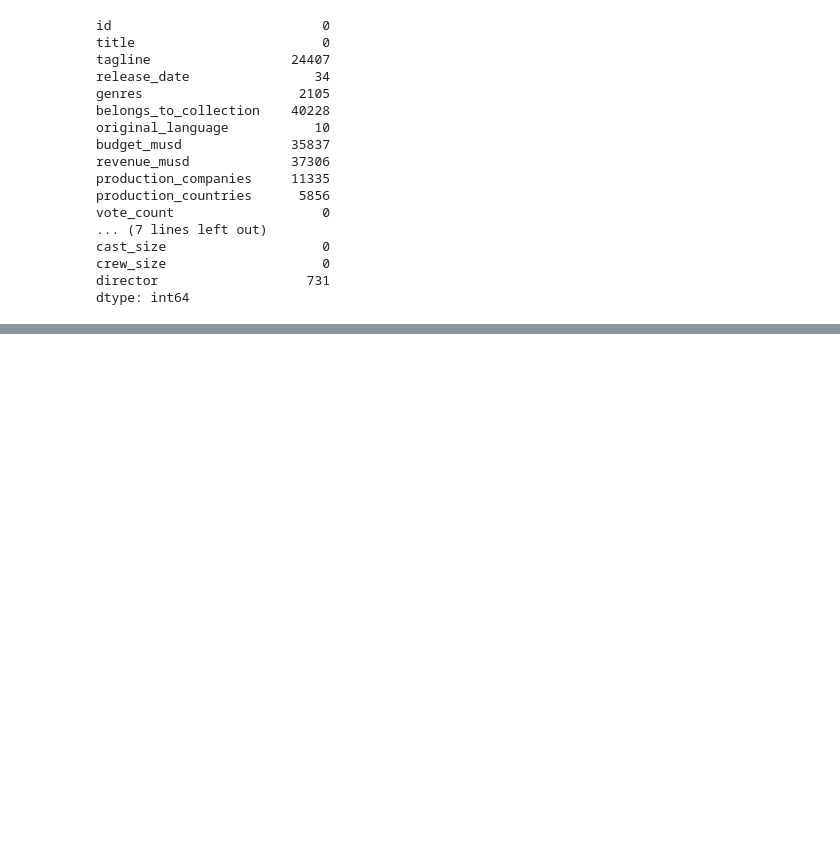
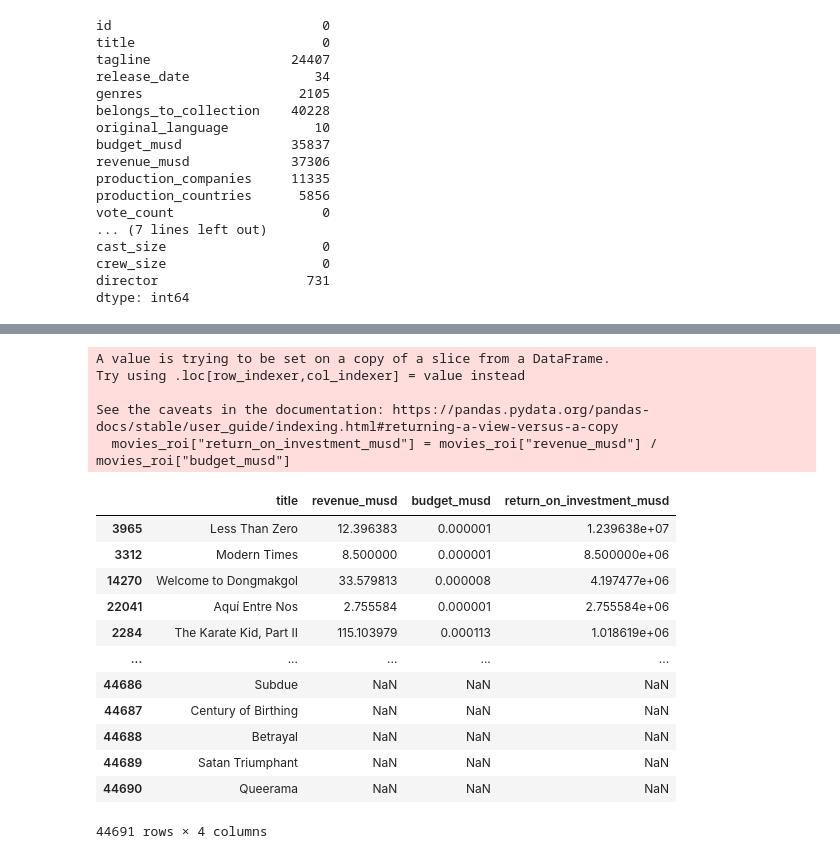
Before and after one commit to MeganHolborn/Udemy-Data-Science-with-Pandas-course, a Jupyter notebook: Project 1_Explanatory Data Analysis & Data Presentation.ipynb, the cells around one changed output, grey strips where cells are left out. Saved outputs shown, nothing was run; the diff lists cells and outputs as text; code cells hidden in the pictures; blank space fills up the shorter version.

```diff
--- a/Project 1_Explanatory Data Analysis & Data Presentation.ipynb
+++ b/Project 1_Explanatory Data Analysis & Data Presentation.ipynb
@@ -83,0 +196,24 @@ dtype: int64
+# %%
+# Sort by highest return on investment
+movies_roi = movies[["title", "revenue_musd", "budget_musd"]]
+movies_roi["return_on_investment_musd"] = movies_roi["revenue_musd"] / movies_roi["budget_musd"]
+movies_roi.sort_values(by=["return_on_investment_musd"], ascending=False)
+# %% [output]
+A value is trying to be set on a copy of a slice from a DataFrame.
+Try using .loc[row_indexer,col_indexer] = value instead
+
+See the caveats in the documentation: https://pandas.pydata.org/pandas-docs/stable/user_guide/indexing.html#returning-a-view-versus-a-copy
+  movies_roi["return_on_investment_musd"] = movies_roi["revenue_musd"] / movies_roi["budget_musd"]
+|  | title | revenue_musd | budget_musd | return_on_investment_musd |
+| 3965 | Less Than Zero | 12.396383 | 0.000001 | 1.239638e+07 |
+| 3312 | Modern Times | 8.500000 | 0.000001 | 8.500000e+06 |
+| 14270 | Welcome to Dongmakgol | 33.579813 | 0.000008 | 4.197477e+06 |
+| 22041 | Aquí Entre Nos | 2.755584 | 0.000001 | 2.755584e+06 |
+| 2284 | The Karate Kid, Part II | 115.103979 | 0.000113 | 1.018619e+06 |
+| ... | ... | ... | ... | ... |
+| 44686 | Subdue | NaN | NaN | NaN |
+| 44687 | Century of Birthing | NaN | NaN | NaN |
+| 44688 | Betrayal | NaN | NaN | NaN |
+| 44689 | Satan Triumphant | NaN | NaN | NaN |
+| 44690 | Queerama | NaN | NaN | NaN |
+44691 rows × 4 columns
```
Also changed, not shown: parts of 13 cells of this notebook.
